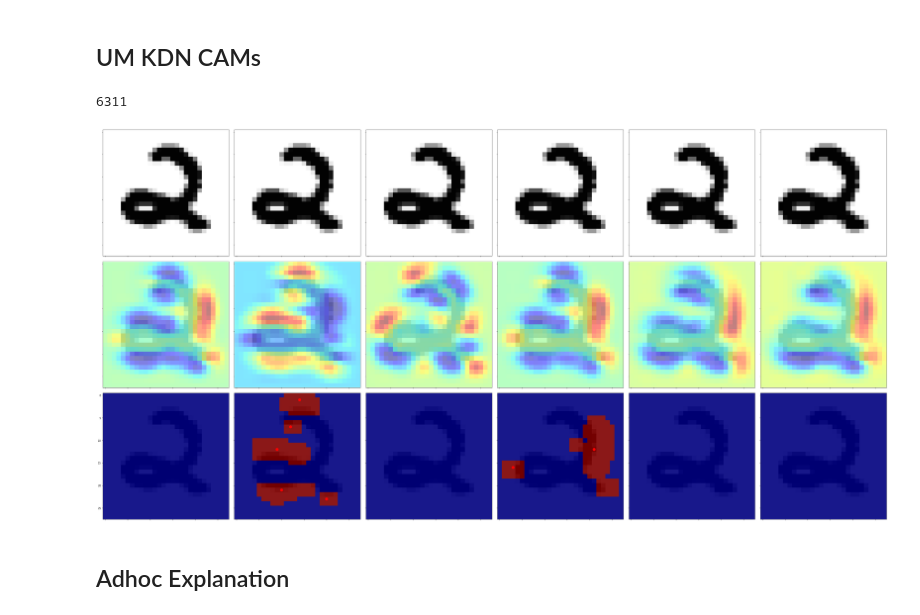
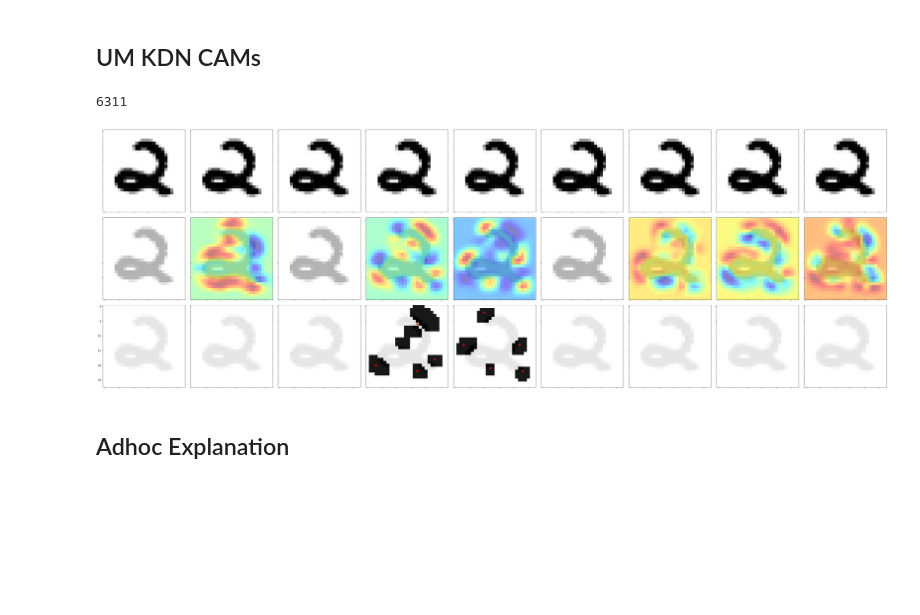
Before and after one commit to fsilvestrim/thesis, a Jupyter notebook: Geo_Cam.ipynb, the cells around one changed output. Saved outputs shown, nothing was run; the diff lists cells and outputs as text; code cells hidden in the pictures; blank space fills up the shorter version.

```diff
--- a/Geo_Cam.ipynb
+++ b/Geo_Cam.ipynb
@@ -569,17 +575,17 @@ geo_dataset_simple3 = ("simple3", "https://geo-cam.s3-eu-west-1.amazonaws.com/si
 geo_dataset_round = ("round", "https://geo-cam.s3-eu-west-1.amazonaws.com/rounddataset_dataset.npz", ["vertical line", "horizontal line", "45° oriented line", "ellipse", "greater-than sign", "lower-than sign"])
 geo_dataset_round2 = ("round2", "https://geo-cam.s3.eu-west-1.amazonaws.com/rounddataset2_dataset.npz", ["vertical line", "horizontal line", "45° oriented line", "135° oriented line", "ellipse", "left-opened semicircle", "right-opened semicircle", "bottom-opened semicircle", "top-opened semicircle"])
 geo_dataset_threesixty = ("threesixty", "https://geo-cam.s3-eu-west-1.amazonaws.com/threesixtydataset_dataset.npz", ["10", "20", "30", "40", "50", "60", "70", "80", "90", "100", "110", "120", "130", "140", "150", "160", "170", "180"])
+geo_dataset_disambiguation = ("disambiguation", "https://geo-cam.s3-eu-west-1.amazonaws.com/disambiguationdataset1_dataset.npz", ["vertical line", "horizontal line", "45° oriented line", "135° oriented line", "ellipse", "semi-circle"])
 
 # dataset
-dataset = geo_dataset_simple2
-# dataset = geo_dataset_simple3
+# dataset = geo_dataset_simple2
+dataset = geo_dataset_simple3
 # dataset = geo_dataset_round2
+# dataset = geo_dataset_disambiguation
 dataset_name = dataset[0]
 dataset_labels = dataset[2]
 dataset_num_classes = len(dataset_labels)
 dataset_path = download_file(dataset[0], dataset[1])
 geo_train, geo_test = load_npz_dataset(dataset_path)
 geo_train, geo_test = format_dataset(len(dataset_labels), geo_train, geo_test)
-
-skip_variations = True
 # %% [output]
@@ -1054,35 +1059,35 @@ if show_mnist_cam:
     title = f"MNIST CAM - max_cam: {np.max(cam)}"
     show_heatmap(test_image, cam, mnist_shape, True, "", ax=grid[image_idx])
     image_idx += 1
 
 # geocam cam
 if show_final_cam:
   for category in range(len(dataset_labels)):
     cam = cam_activations[category]
     title = f"GEO CAM - max_cam: {np.max(cam)}"
     show_heatmap(test_image, cam, mnist_shape, True, "", ax=grid[image_idx])
     image_idx += 1
 
 # geocam areas
 for category in range(len(dataset_labels)):
   camt = cam_extra['thresholds'][category]
   camp = cam_extra['centers'][category]
   bb = cam_extra['bounding_box']
 
-  grid[image_idx].imshow(camt, cmap='jet')
+  grid[image_idx].imshow(camt, cmap='Greys')
   grid[image_idx].imshow(resize_image(test_image, mnist_shape), cmap='Greys', alpha=0.1)
   # grid[image_idx].add_patch(plt.Rectangle((bb[0], bb[1]), bb[2], bb[3], angle=0, color='white', fill=None, lw=2, linestyle='dashed'))
 
   for center_idx in range(len(camp)):
     camp_center = camp[center_idx]
     grid[image_idx].add_patch(plt.Circle(camp_center, 0.3, color='r'))
 
   image_idx += 1
 
 plt.show()
 # %% [output]
 6311
-[figure, old version]
+[figure, new version]
 # %% [markdown]
 ## Adhoc Explanation
 # %%
```
Also changed, not shown: parts of 19 cells of this notebook.
